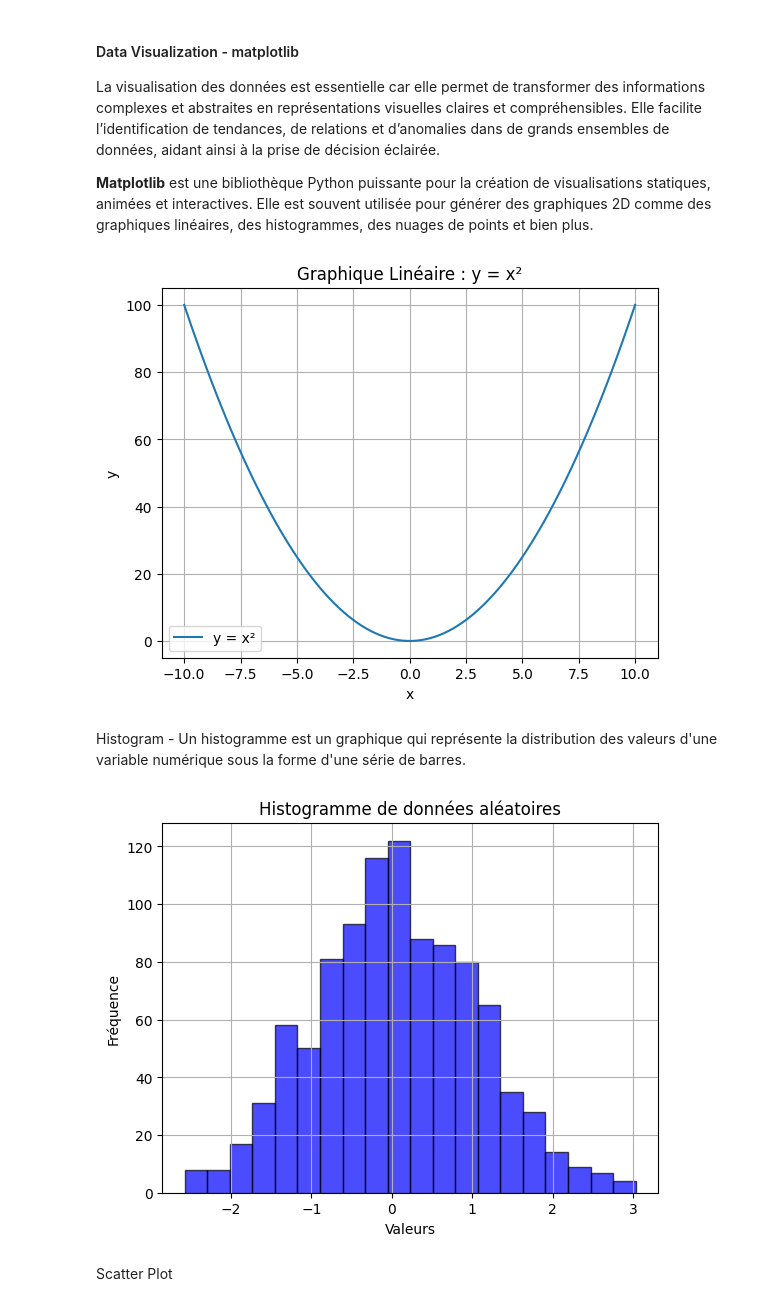
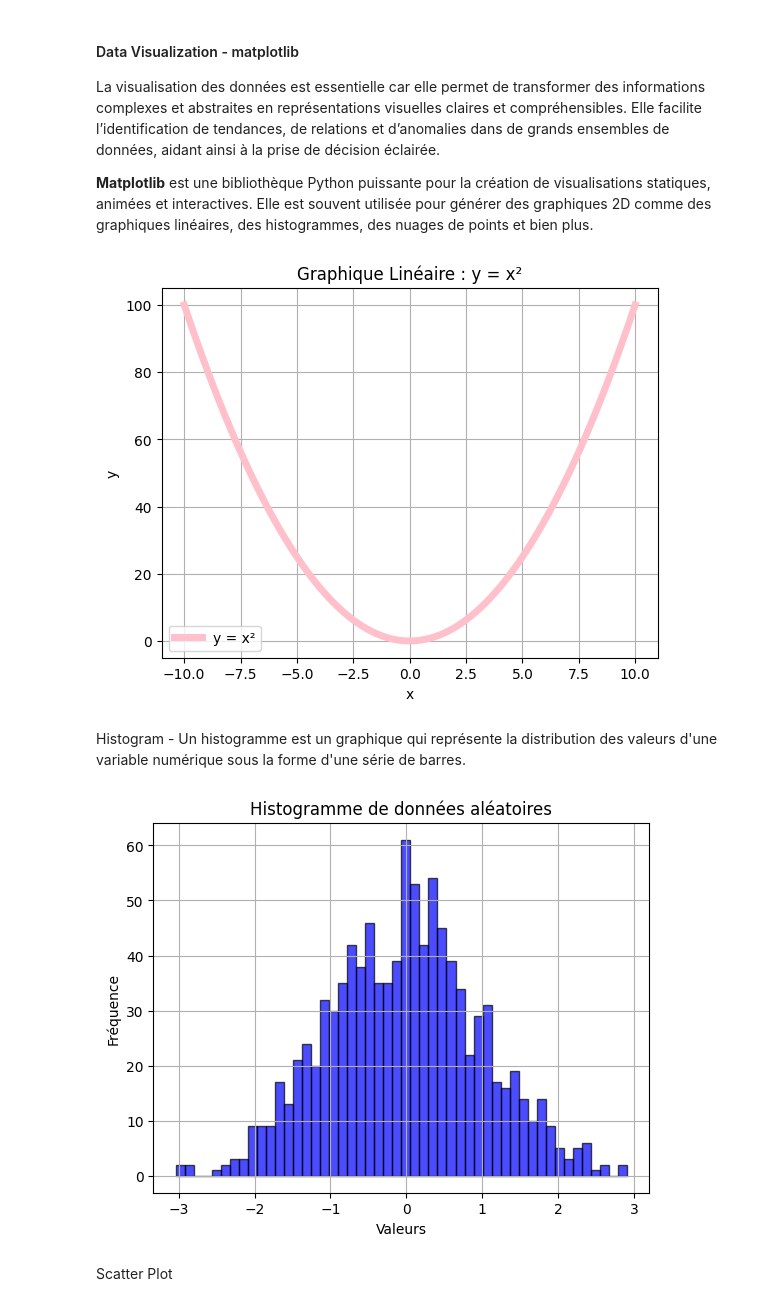
Before and after one commit to mrgeooo14/nomades_to_submit, a Jupyter notebook: DS_day1_numpy.ipynb, the cells around one changed output. Saved outputs shown, nothing was run; the diff lists cells and outputs as text; code cells hidden in the pictures.

```diff
--- a/DS_day1_numpy.ipynb
+++ b/DS_day1_numpy.ipynb
@@ -565,7 +836,7 @@ x = np.linspace(-10, 10, 100)  # 100 points entre -10 et 10
 y = x**2
 
 #### Tracé du graphique
-plt.plot(x, y, label='y = x²')
+plt.plot(x, y, label='y = x²', color = 'pink', linewidth = 5)
 plt.title("Graphique Linéaire : y = x²")
 plt.xlabel("x")
 plt.ylabel("y")
@@ -573,21 +844,22 @@ plt.legend()
 plt.grid()
 plt.show()
 # %% [output]
-[figure, old version]
+[figure, new version]
 # %% [markdown]
 Histogram -  Un histogramme est un graphique qui représente la distribution des valeurs d'une variable numérique sous la forme d'une série de barres.
 # %%
 data = np.random.normal(loc=0, scale=1, size=1000)  ### Moyenne=0, Écart-type=1
 
 # Tracé de l'histogramme
-plt.hist(data, bins=20, color='blue', alpha=0.7, edgecolor='black')
+plt.hist(data, bins=50, color='blue', alpha=0.7, edgecolor='black')
+plt.plot(np.mean(data), color = 'red')
 plt.title("Histogramme de données aléatoires")
 plt.xlabel("Valeurs")
 plt.ylabel("Fréquence")
 plt.grid()
 plt.show()
 # %% [output]
-[figure, old version]
+[figure, new version]
 # %% [markdown]
 Scatter Plot
 # %%
```
Also changed, not shown: parts of 42 cells of this notebook, 1 other file.
